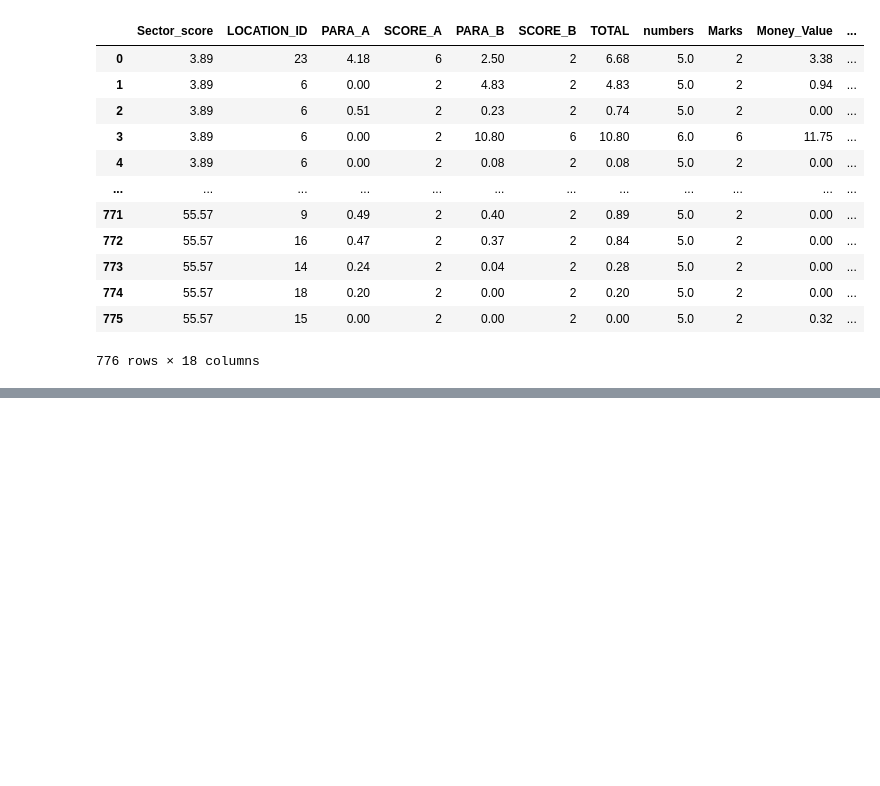
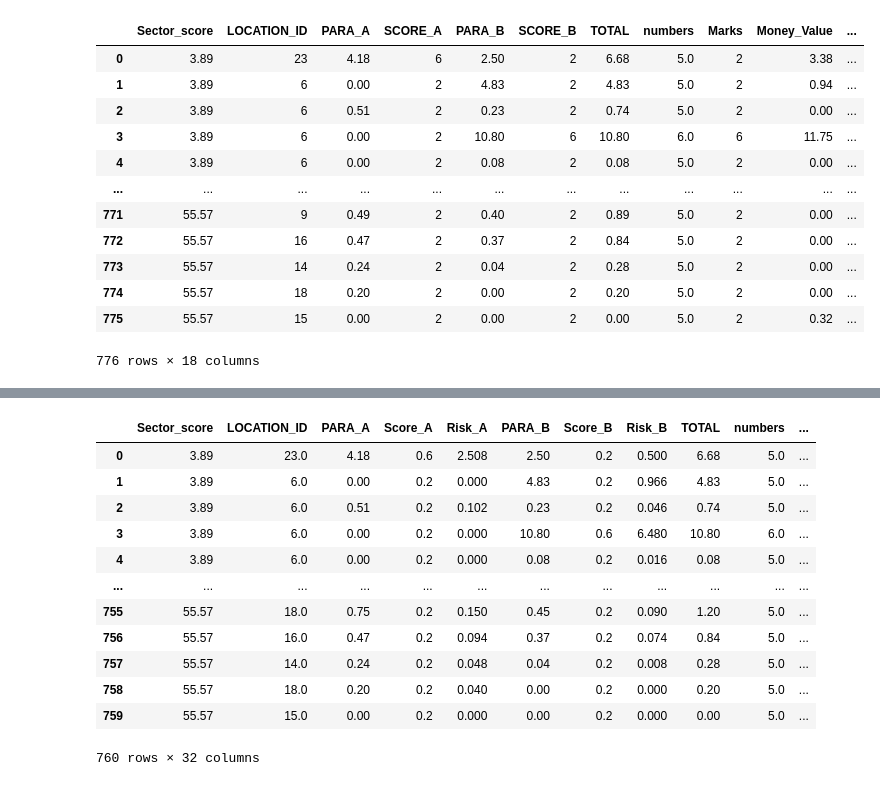
Before and after one commit to nahidosen/1821168042_CSE445_Spring21, a Jupyter notebook: Classification_Task/Classification_Task_Audit_Task.ipynb, the cells around one changed output, grey strips where cells are left out. Cells and saved outputs as stored; diff of their text form; code cells hidden in the pictures; blank space fills up the shorter version.

```diff
--- a/Classification_Task/Classification_Task_Audit_Task.ipynb
+++ b/Classification_Task/Classification_Task_Audit_Task.ipynb
@@ -47,0 +508,19 @@ df_trial
+# %%
+one_df = pd.merge(df_audit_risk_3, df_trial_4, how='outer', on = ['History', 'LOCATION_ID', 'Money_Value', 'PARA_A', 'PARA_B',
+       'Score', 'Score_A', 'Score_B', 'Sector_score', 'TOTAL', 'numbers'])
+# %%
+one_df
+# %% [output]
+|  | Sector_score | LOCATION_ID | PARA_A | Score_A | Risk_A | PARA_B | Score_B | Risk_B | TOTAL | numbers | ... |
+| 0 | 3.89 | 23.0 | 4.18 | 0.6 | 2.508 | 2.50 | 0.2 | 0.500 | 6.68 | 5.0 | ... |
+| 1 | 3.89 | 6.0 | 0.00 | 0.2 | 0.000 | 4.83 | 0.2 | 0.966 | 4.83 | 5.0 | ... |
+| 2 | 3.89 | 6.0 | 0.51 | 0.2 | 0.102 | 0.23 | 0.2 | 0.046 | 0.74 | 5.0 | ... |
+| 3 | 3.89 | 6.0 | 0.00 | 0.2 | 0.000 | 10.80 | 0.6 | 6.480 | 10.80 | 6.0 | ... |
+| 4 | 3.89 | 6.0 | 0.00 | 0.2 | 0.000 | 0.08 | 0.2 | 0.016 | 0.08 | 5.0 | ... |
+| ... | ... | ... | ... | ... | ... | ... | ... | ... | ... | ... | ... |
+| 755 | 55.57 | 18.0 | 0.75 | 0.2 | 0.150 | 0.45 | 0.2 | 0.090 | 1.20 | 5.0 | ... |
+| 756 | 55.57 | 16.0 | 0.47 | 0.2 | 0.094 | 0.37 | 0.2 | 0.074 | 0.84 | 5.0 | ... |
+| 757 | 55.57 | 14.0 | 0.24 | 0.2 | 0.048 | 0.04 | 0.2 | 0.008 | 0.28 | 5.0 | ... |
+| 758 | 55.57 | 18.0 | 0.20 | 0.2 | 0.040 | 0.00 | 0.2 | 0.000 | 0.20 | 5.0 | ... |
+| 759 | 55.57 | 15.0 | 0.00 | 0.2 | 0.000 | 0.00 | 0.2 | 0.000 | 0.00 | 5.0 | ... |
+760 rows × 32 columns
```
Also changed, not shown: parts of 56 cells of this notebook.
